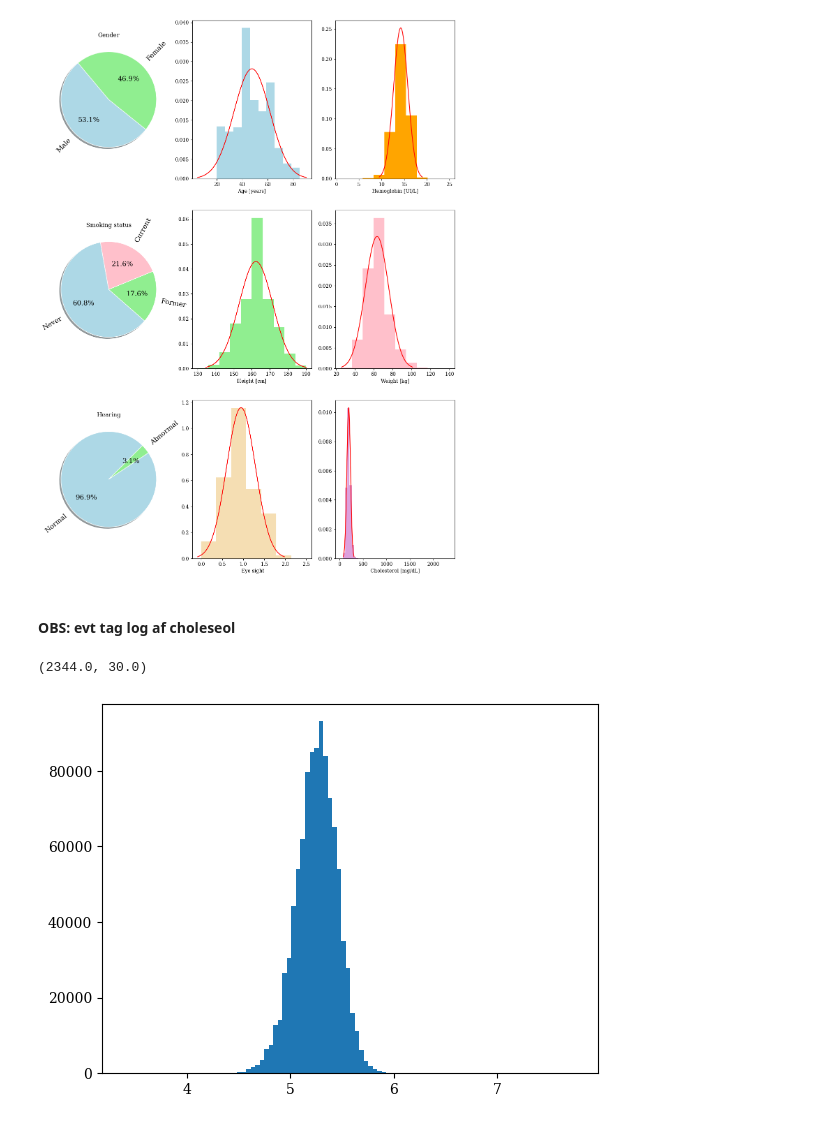
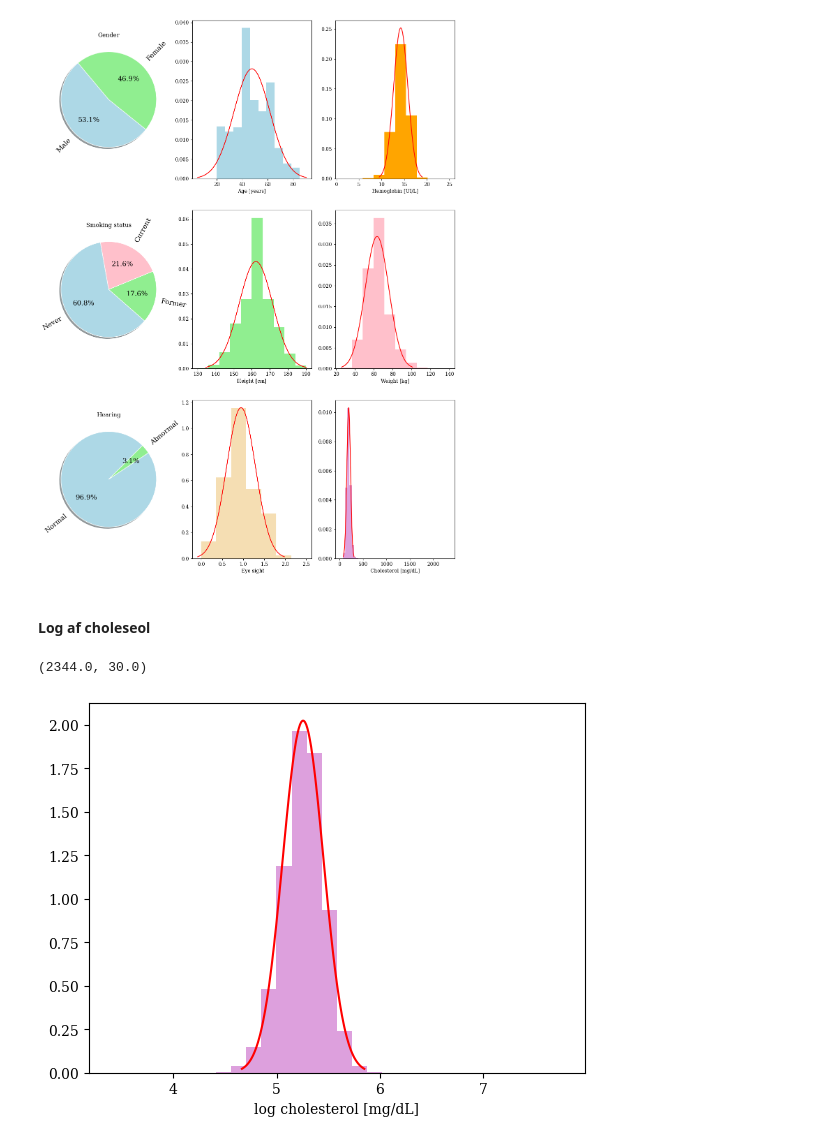
Before and after one commit to CarlaZdravkovicHugod/MLProject1, a Jupyter notebook: viz.ipynb, the cells around one changed output. Drawn from its saved outputs; the diff is of its cells as text; code cells hidden in the pictures.

```diff
--- a/viz.ipynb
+++ b/viz.ipynb
@@ -185,7 +185,7 @@ plt.show()
 # %% [output]
 [figure]
 # %% [markdown]
-#### OBS: evt tag log af choleseol
+#### Log af choleseol
 # %%
 chol = raw_data[:,13]
 
@@ -193,13 +193,28 @@ chol = raw_data[:,13]
 np.max(chol), np.min(chol)
 # %% [output]
 (2344.0, 30.0)
+# %%
+# plot 9, chloesterol level total
+chol = raw_data[:,13]
+mu6 = np.mean(chol)
+sigma6 = np.std(chol)
+x6 = np.linspace(mu6 - 3*sigma6, mu6 + 3*sigma6, 100)
+plt.subplot(3,3,9)
+plt.hist(chol, density=True, color='plum', bins = 50)
+plt.xlabel('Cholesterol [mg/dL]')
+plt.plot(x6, stats.norm.pdf(x6, mu6, sigma6), color='red')
 # %%
 chole = []
 
 for i in range(len(chol)):
     chole.append(np.log(chol[i]))
-# %%
-hist(chole, bins=100)
-plt.show()
-# %% [output]
-[figure, removed]
+# %%
+mu6 = np.mean(chole)
+sigma6 = np.std(chole)
+x6 = np.linspace(mu6 - 3*sigma6, mu6 + 3*sigma6, 100)
+plt.hist(chole, density=True, color='plum', bins = 30)
+plt.xlabel('log cholesterol [mg/dL]')
+plt.plot(x6, stats.norm.pdf(x6, mu6, sigma6), color='red')
+plt.show()
+# %% [output]
+[figure, added]
```
Also changed, not shown: 1 other file.
